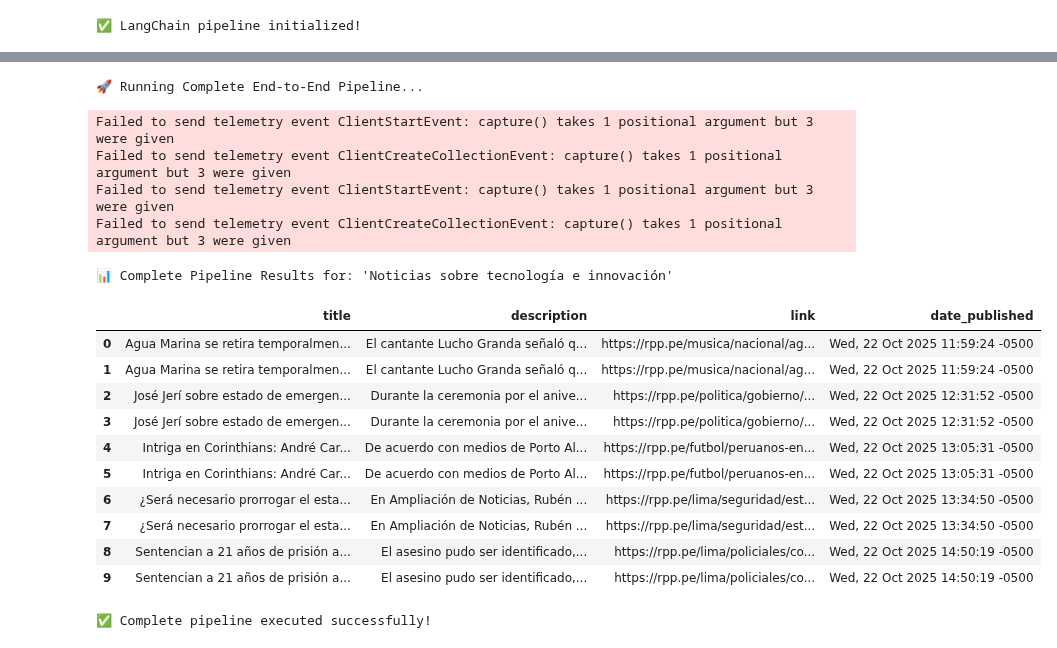
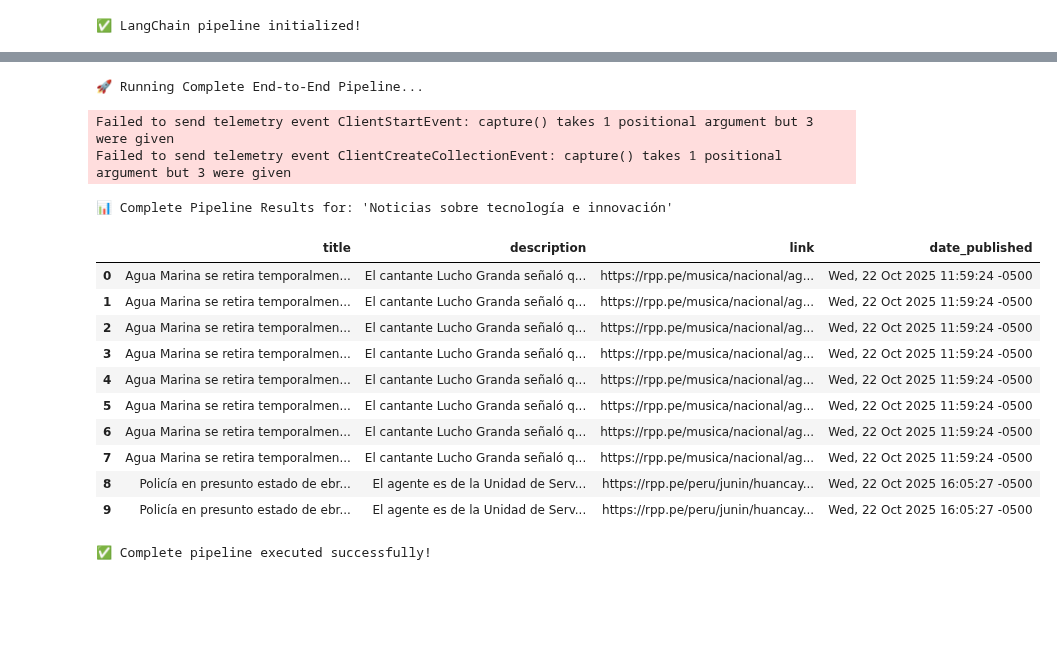
Before and after one commit to gsaco/news-query_RPP-lab, a Jupyter notebook: notebooks/news_retrieval_system.ipynb, the cells around one changed output, grey strips where cells are left out. Drawn from its saved outputs; the diff is of its cells as text; code cells hidden in the pictures; blank space fills up the shorter version.

```diff
--- a/notebooks/news_retrieval_system.ipynb
+++ b/notebooks/news_retrieval_system.ipynb
@@ -437,41 +367,39 @@ Failed to send telemetry event CollectionQueryEvent: capture() takes 1 positiona
 # %%
 # Complete Pipeline Demo
 print("\n🚀 Running Complete End-to-End Pipeline...\n")
 
 # Create a new pipeline instance
 complete_pipeline = NewsRetrievalPipeline(
     model_name="sentence-transformers/all-MiniLM-L6-v2",
-    persist_directory="../chroma_db"
+    persist_directory="../chroma_db_"
 )
 
 # Run complete pipeline
 query_complete = "Noticias sobre tecnología e innovación"
 df_complete = complete_pipeline.run_pipeline(
     news_items=fresh_news,
     query_text=query_complete,
     k=10
 )
 
 print(f"\n📊 Complete Pipeline Results for: '{query_complete}'")
 display(df_complete)
 
 print("\n✅ Complete pipeline executed successfully!")
 # %% [output]
 🚀 Running Complete End-to-End Pipeline...
 Failed to send telemetry event ClientStartEvent: capture() takes 1 positional argument but 3 were given
 Failed to send telemetry event ClientCreateCollectionEvent: capture() takes 1 positional argument but 3 were given
-Failed to send telemetry event ClientStartEvent: capture() takes 1 positional argument but 3 were given
-Failed to send telemetry event ClientCreateCollectionEvent: capture() takes 1 positional argument but 3 were given
 📊 Complete Pipeline Results for: 'Noticias sobre tecnología e innovación'
 |  | title | description | link | date_published |
 | 0 | Agua Marina se retira temporalmen... | El cantante Lucho Granda señaló q... | https://rpp.pe/musica/nacional/ag... | Wed, 22 Oct 2025 11:59:24 -0500 |
 | 1 | Agua Marina se retira temporalmen... | El cantante Lucho Granda señaló q... | https://rpp.pe/musica/nacional/ag... | Wed, 22 Oct 2025 11:59:24 -0500 |
-| 2 | José Jerí sobre estado de emergen... | Durante la ceremonia por el anive... | https://rpp.pe/politica/gobierno/... | Wed, 22 Oct 2025 12:31:52 -0500 |
-| 3 | José Jerí sobre estado de emergen... | Durante la ceremonia por el anive... | https://rpp.pe/politica/gobierno/... | Wed, 22 Oct 2025 12:31:52 -0500 |
-| 4 | Intriga en Corinthians: André Car... | De acuerdo con medios de Porto Al... | https://rpp.pe/futbol/peruanos-en... | Wed, 22 Oct 2025 13:05:31 -0500 |
-| 5 | Intriga en Corinthians: André Car... | De acuerdo con medios de Porto Al... | https://rpp.pe/futbol/peruanos-en... | Wed, 22 Oct 2025 13:05:31 -0500 |
-| 6 | ¿Será necesario prorrogar el esta... | En Ampliación de Noticias, Rubén ... | https://rpp.pe/lima/seguridad/est... | Wed, 22 Oct 2025 13:34:50 -0500 |
-| 7 | ¿Será necesario prorrogar el esta... | En Ampliación de Noticias, Rubén ... | https://rpp.pe/lima/seguridad/est... | Wed, 22 Oct 2025 13:34:50 -0500 |
-| 8 | Sentencian a 21 años de prisión a... | El asesino pudo ser identificado,... | https://rpp.pe/lima/policiales/co... | Wed, 22 Oct 2025 14:50:19 -0500 |
-| 9 | Sentencian a 21 años de prisión a... | El asesino pudo ser identificado,... | https://rpp.pe/lima/policiales/co... | Wed, 22 Oct 2025 14:50:19 -0500 |
+| 2 | Agua Marina se retira temporalmen... | El cantante Lucho Granda señaló q... | https://rpp.pe/musica/nacional/ag... | Wed, 22 Oct 2025 11:59:24 -0500 |
+| 3 | Agua Marina se retira temporalmen... | El cantante Lucho Granda señaló q... | https://rpp.pe/musica/nacional/ag... | Wed, 22 Oct 2025 11:59:24 -0500 |
+| 4 | Agua Marina se retira temporalmen... | El cantante Lucho Granda señaló q... | https://rpp.pe/musica/nacional/ag... | Wed, 22 Oct 2025 11:59:24 -0500 |
+| 5 | Agua Marina se retira temporalmen... | El cantante Lucho Granda señaló q... | https://rpp.pe/musica/nacional/ag... | Wed, 22 Oct 2025 11:59:24 -0500 |
+| 6 | Agua Marina se retira temporalmen... | El cantante Lucho Granda señaló q... | https://rpp.pe/musica/nacional/ag... | Wed, 22 Oct 2025 11:59:24 -0500 |
+| 7 | Agua Marina se retira temporalmen... | El cantante Lucho Granda señaló q... | https://rpp.pe/musica/nacional/ag... | Wed, 22 Oct 2025 11:59:24 -0500 |
+| 8 | Policía en presunto estado de ebr... | El agente es de la Unidad de Serv... | https://rpp.pe/peru/junin/huancay... | Wed, 22 Oct 2025 16:05:27 -0500 |
+| 9 | Policía en presunto estado de ebr... | El agente es de la Unidad de Serv... | https://rpp.pe/peru/junin/huancay... | Wed, 22 Oct 2025 16:05:27 -0500 |
 ✅ Complete pipeline executed successfully!
```
Also changed, not shown: parts of 26 cells of this notebook, 4 other files.
